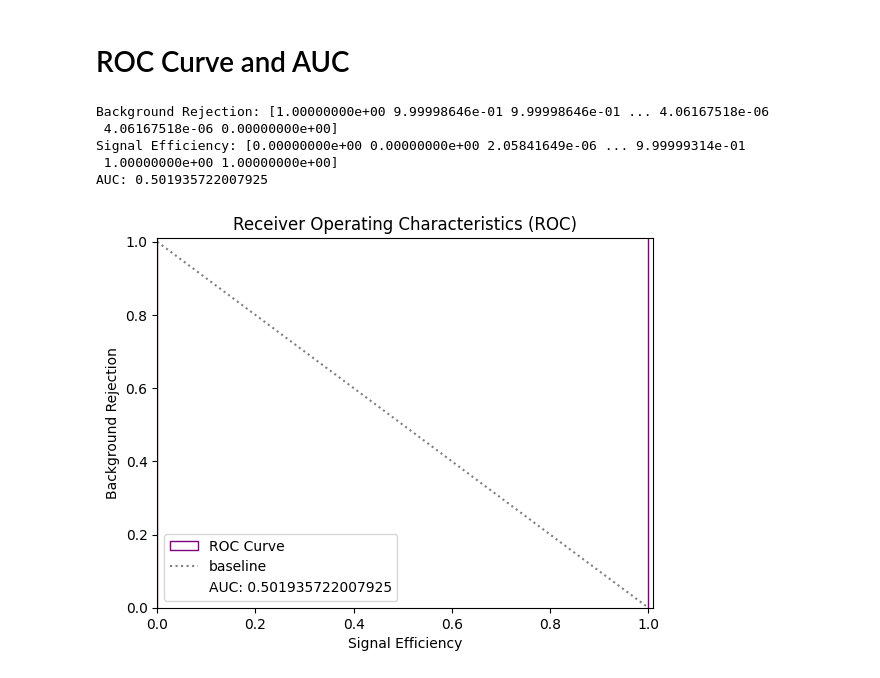
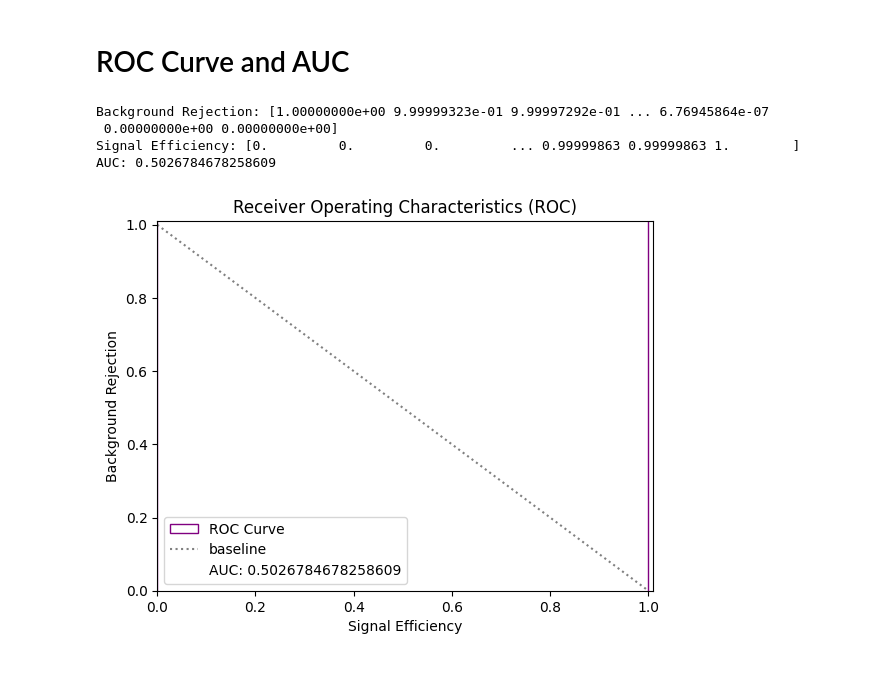
Before and after one commit to gpesticci/Jet-GNN, a Jupyter notebook: working_graphs.ipynb, the cells around one changed output. Drawn from its saved outputs; the diff is of its cells as text; code cells hidden in the pictures.

```diff
--- a/working_graphs.ipynb
+++ b/working_graphs.ipynb
@@ -132,4 +153,4 @@ test_data = create_data_object(df2, test_f_cols)
 # %%
 # Load data - batch size of 32 is optimal
-train_loader = DataLoader(train_data, batch_size=32, shuffle=True)
-test_loader = DataLoader(test_data, batch_size=32, shuffle=False)
+train_loader = DataLoader(train_data, batch_size=1, shuffle=True)
+test_loader = DataLoader(test_data, batch_size=1, shuffle=False)
@@ -160,21 +181,19 @@ Number of edges: 22533746
 class GNN(torch.nn.Module):
     def __init__(self):
         super(GNN, self).__init__()
-        self.conv1 = SAGEConv(len(train_f_cols), 64)
-        self.conv2 = SAGEConv(64, 64)
-        self.conv3 = SAGEConv(64, 64)
-        self.lin = torch.nn.Linear(64, 2)
+
+        self.conv1 = GCNConv(len(train_f_cols), 16)
+        self.conv2 = GCNConv(16, 2)
 
     def forward(self, data):
         x, edge_index, batch = data.x, data.edge_index, data.batch
+
         x = self.conv1(x, edge_index)
         x = F.relu(x)
+
         x = self.conv2(x, edge_index)
-        x = F.relu(x)
-        x = self.conv3(x, edge_index)
-        x = self.lin(x)
 
-        return x
+        return F.log_softmax(x, dim=1)
 
 model = GNN()
 # %%
@@ -222,7 +239,7 @@ Accuracy: 0.49662754110024554
 # %% [markdown]
 # ROC Curve and AUC
 # %%
-true_labels = [] # class values (0 or 1)
+y_true = [] # class values (0 or 1)
 y_scores = [] # predicted probabilities
 
 model.eval()
@@ -230,15 +247,15 @@ with torch.no_grad():
     for data in test_loader:
         out = model(data)
         _, pred = out.max(dim=1)
-        true_labels.append(data.y.numpy().flatten())
+        y_true.append(data.y.numpy().flatten())
         y_scores.append(out[:, 1].detach().numpy())
 
-true_labels = np.concatenate(true_labels)
+y_true = np.concatenate(y_true)
 y_scores = np.concatenate(y_scores)
 # %%
 # Compute ROC curve and AUC
-fpr, tpr, thresholds = roc_curve(true_labels, y_scores)
-roc_auc = auc(fpr, tpr)
+fpr, tpr, thresholds = roc_curve(y_true, y_scores)
+auc = roc_auc_score(y_true, y_scores)
 # %%
 # Compute background rejection and signal efficiency
 back_rej = 1 - fpr
@@ -246,24 +263,24 @@ sig_eff = tpr
 
 print(f'Background Rejection: {back_rej}')
 print(f'Signal Efficiency: {sig_eff}')
-print(f'AUC: {roc_auc}')
+print(f'AUC: {auc}')
 # %% [output]
-Background Rejection: [1.00000000e+00 9.99998646e-01 9.99998646e-01 ... 4.06167518e-06
- 4.06167518e-06 0.00000000e+00]
-Signal Efficiency: [0.00000000e+00 0.00000000e+00 2.05841649e-06 ... 9.99999314e-01
- 1.00000000e+00 1.00000000e+00]
-AUC: 0.501935722007925
+Background Rejection: [1.00000000e+00 9.99999323e-01 9.99997292e-01 ... 6.76945864e-07
+ 0.00000000e+00 0.00000000e+00]
+Signal Efficiency: [0.         0.         0.         ... 0.99999863 0.99999863 1.        ]
+AUC: 0.5026784678258609
 # %%
 # Plot ROC Curve and show AUC
-plt.hist(back_rej, label='ROC Curve', histtype='step', color='purple')
+plt.hist(back_rej, bins= 'auto', histtype='step', label='ROC Curve', color='purple')
+#plt.plot(back_rej, sig_eff, label='ROC Curve', color='purple')
 plt.plot([0, 1], [1, 0], color='grey', linestyle='dotted', label='baseline')
-plt.plot([], [], ' ', label=f'AUC: {roc_auc}')
+plt.plot([], [], ' ', label=f'AUC: {auc}')
 plt.xlim([0.0, 1.01])
 plt.ylim([0.0, 1.01])
 plt.ylabel('Background Rejection')
 plt.xlabel('Signal Efficiency' )
 plt.title('Receiver Operating Characteristics (ROC)')
 plt.legend(loc='lower left')
 plt.show()
 # %% [output]
-[figure, old version]
+[figure, new version]
```
Also changed, not shown: parts of 18 cells of this notebook.
